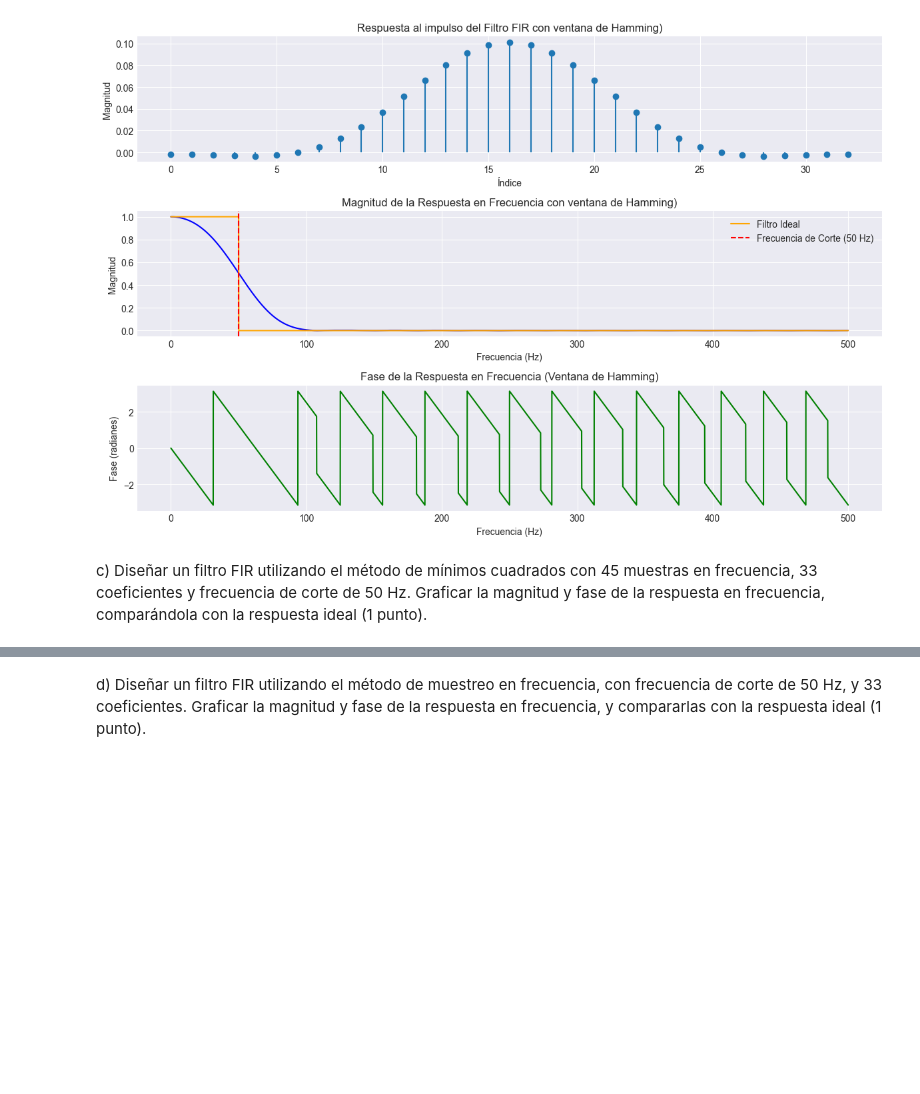
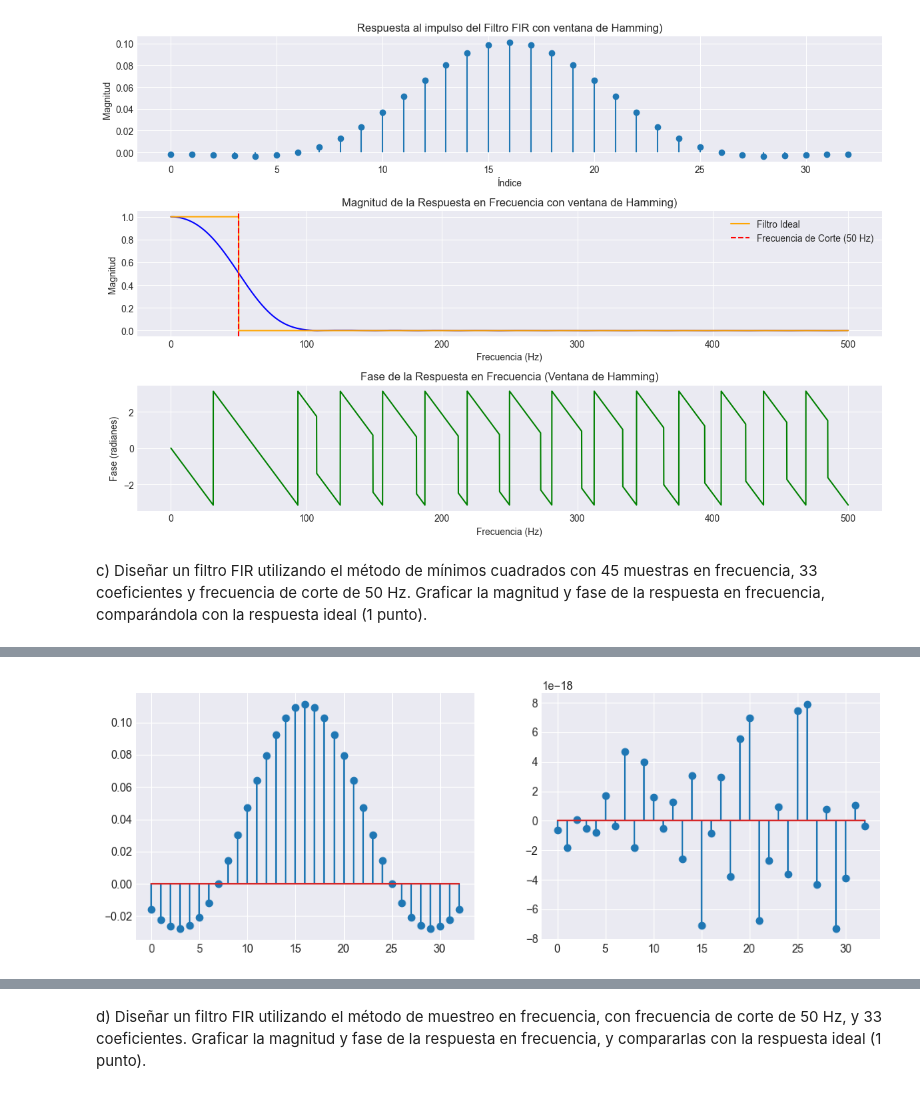
Before and after one commit to ExampleToFollow/PracticasPDS, a Jupyter notebook: Lab4/IF_LAB4_20213704.ipynb, the cells around one changed output, grey strips where cells are left out. Cells and saved outputs as stored; diff of their text form; code cells hidden in the pictures; blank space fills up the shorter version.

```diff
--- a/Lab4/IF_LAB4_20213704.ipynb
+++ b/Lab4/IF_LAB4_20213704.ipynb
@@ -89,0 +132,20 @@ respuesta en frecuencia, comparándola con la respuesta ideal (1 punto).
+# %%
+# Matriz de Fourier
+
+A = np.zeros((Nw,M),dtype=complex)
+n = np.arange(M)
+for k in range(Nw):
+    A[k,:] = np.exp(-1j*w[k]*n)
+
+hn = np.matmul(np.linalg.inv(np.matmul(np.conj(A.T),A)),np.matmul(np.conj(A.T),Hw))
+
+fig = plt.figure(figsize=[12,4])
+plt.subplot(1,2,1)
+plt.stem(np.real(hn))
+plt.grid('on')
+
+plt.subplot(1,2,2)
+plt.stem(np.imag(hn))
+plt.grid('on')
+# %% [output]
+[figure, added]
```
Also changed, not shown: parts of 11 cells of this notebook.
